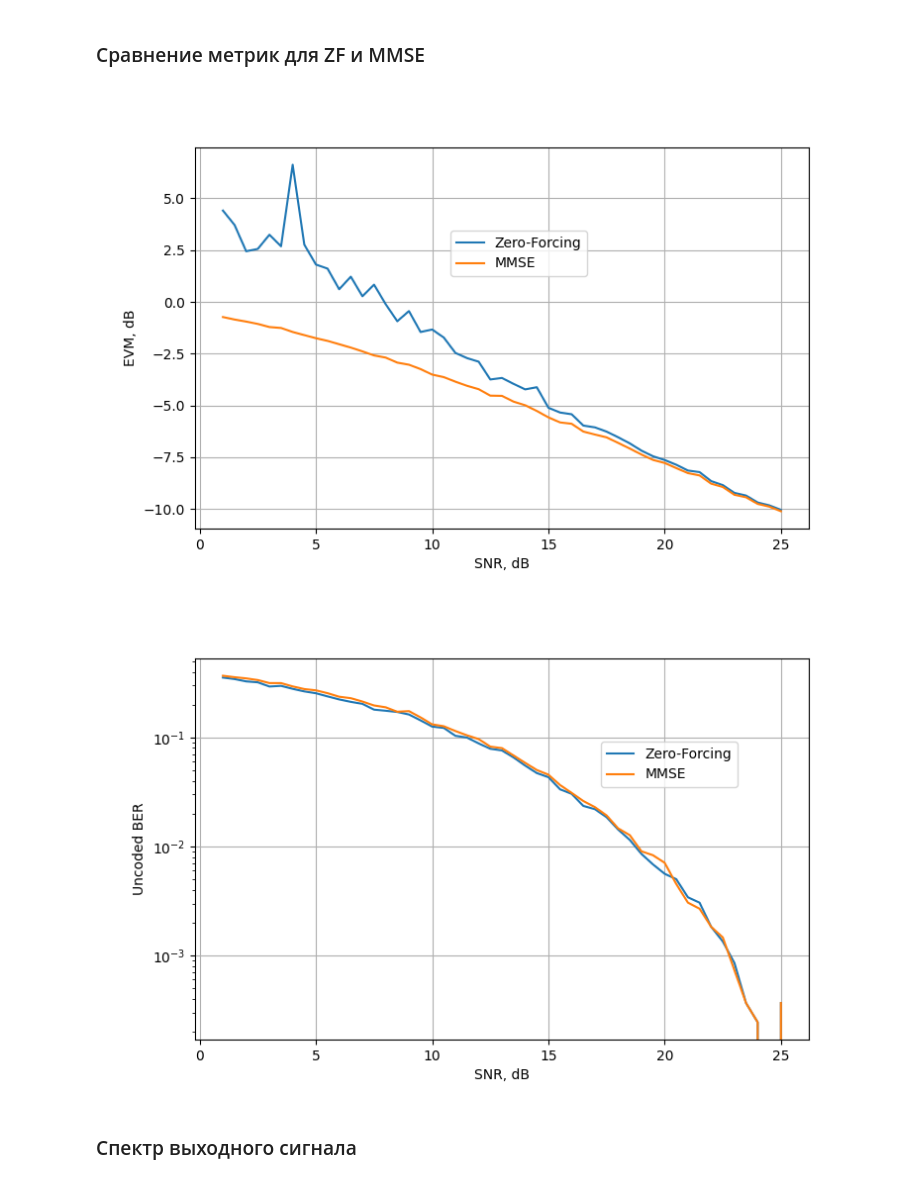
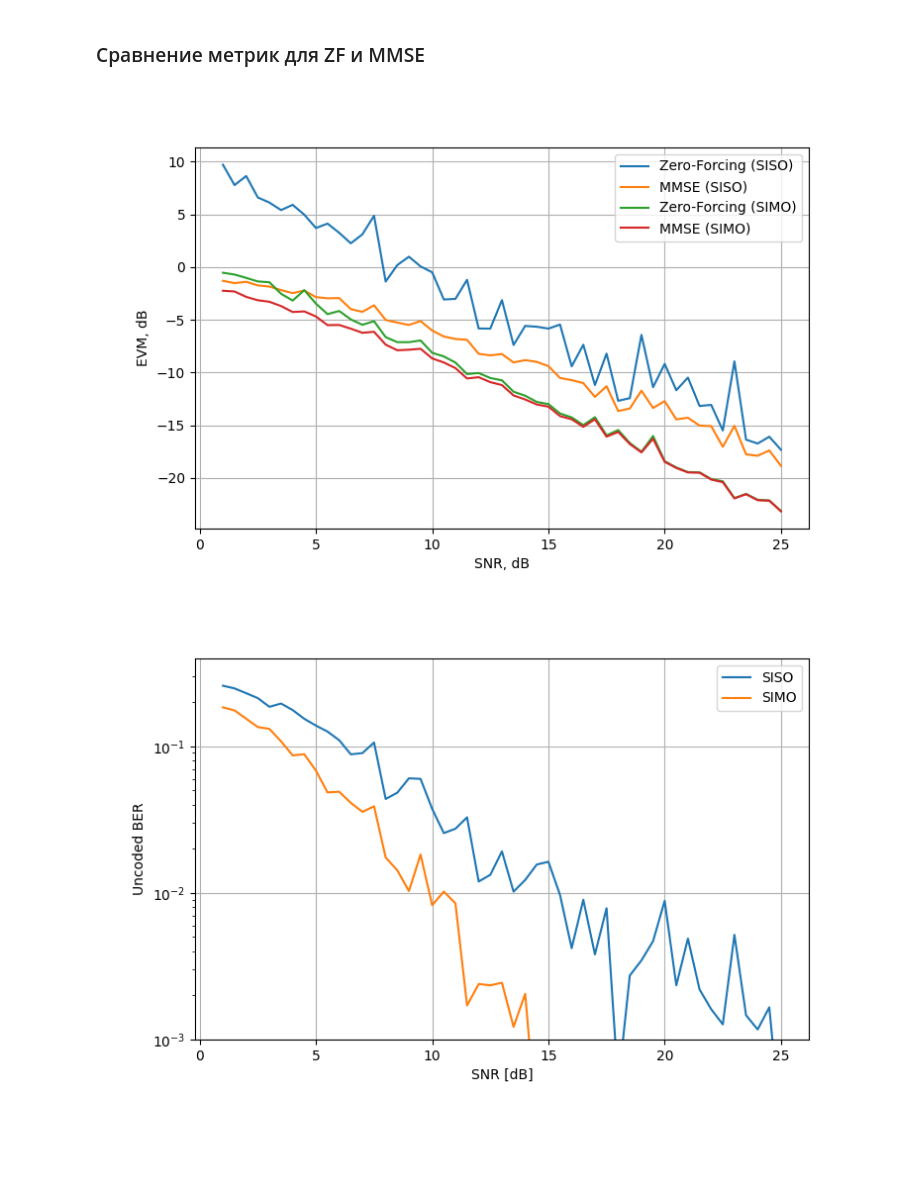
Before and after one commit to isvoropaev02/OFDM, a Jupyter notebook: model_version03/model_performance.ipynb, the cells around one changed output. Drawn from its saved outputs; the diff is of its cells as text; code cells hidden in the pictures; blank space fills up the shorter version.

Commit message:
diagrams

```diff
--- a/model_version03/model_performance.ipynb
+++ b/model_version03/model_performance.ipynb
@@ -24,31 +24,32 @@ metrics = pd.read_csv('comparison_metrics.txt', sep=',', index_col=False, header
 # %%
 fig1 = plt.figure(figsize=(8,5))
 ax_1 = fig1.add_subplot(111)
-ax_1.plot(metrics['SNR_dB'], 10*np.log10(metrics['EVM_ZF']), label='Zero-Forcing')
-ax_1.plot(metrics['SNR_dB'], 10*np.log10(metrics['EVM_MMSE']), label='MMSE')
-ax_1.set_ylabel("EVM, dB")
-ax_1.set_xlabel("SNR, dB")
-ax_1.legend(bbox_to_anchor=(0.65, 0.8))
+ax_1.plot(metrics['SNR_dB'], 20*np.log10(metrics['EVM_ZF_SISO']), label='Zero-Forcing (SISO)')
+ax_1.plot(metrics['SNR_dB'], 20*np.log10(metrics['EVM_MMSE_SISO']), label='MMSE (SISO)')
+ax_1.plot(metrics['SNR_dB'], 20*np.log10(metrics['EVM_ZF_SIMO']), label='Zero-Forcing (SIMO)')
+ax_1.plot(metrics['SNR_dB'], 20*np.log10(metrics['EVM_MMSE_SIMO']), label='MMSE (SIMO)')
+ax_1.set_ylabel("EVM [dB]")
+ax_1.set_xlabel("SNR [dB]")
+ax_1.legend() # bbox_to_anchor=(0.65, 0.8)
 ax_1.grid()
 #ax_1.set_title('Real part')
 #fig1.suptitle('Information points on constellation diagram')
 plt.show()
 # %% [output]
-[figure, old version]
+[figure, new version]
 # %%
 fig2 = plt.figure(figsize=(8,5))
 ax_1 = fig2.add_subplot(111)
-ax_1.plot(metrics['SNR_dB'], metrics['BER_ZF'], label='Zero-Forcing')
-ax_1.plot(metrics['SNR_dB'], metrics['BER_MMSE'], label='MMSE')
+ax_1.plot(metrics['SNR_dB'], metrics['BER_ZF_SISO'], label='SISO')
+ax_1.plot(metrics['SNR_dB'], metrics['BER_ZF_SIMO'], label='SIMO')
 ax_1.set_ylabel("Uncoded BER")
-ax_1.set_xlabel("SNR, dB")
+ax_1.set_xlabel("SNR [dB]")
 ax_1.set_yscale('log')
-ax_1.legend(bbox_to_anchor=(0.65, 0.8))
+ax_1.set_ylim(bottom=10**(-3))
+ax_1.legend()
 ax_1.grid()
 #ax_1.set_title('Real part')
 #fig2.suptitle('Information points on constellation diagram')
 plt.show()
 # %% [output]
-[figure, old version]
+[figure, new version]
-# %% [markdown]
-### Спектр выходного сигнала
```
Also changed, not shown: parts of 6 cells of this notebook, 10 other files.
